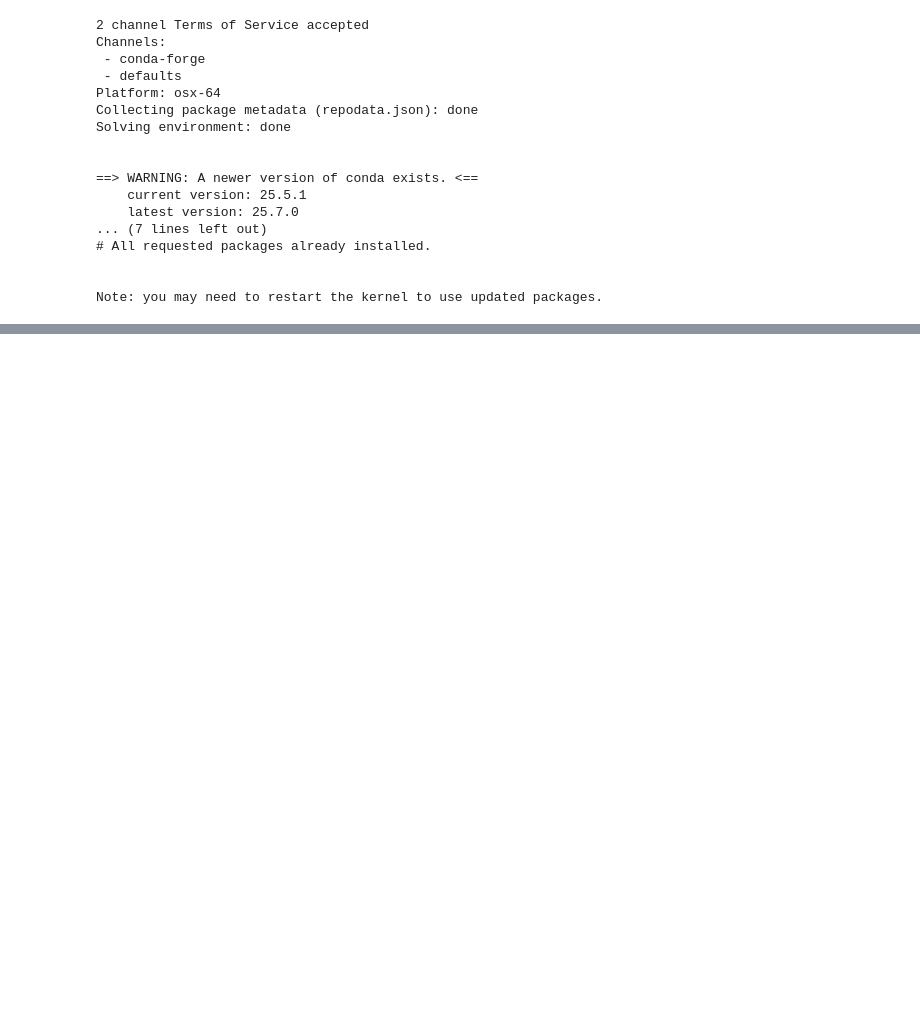
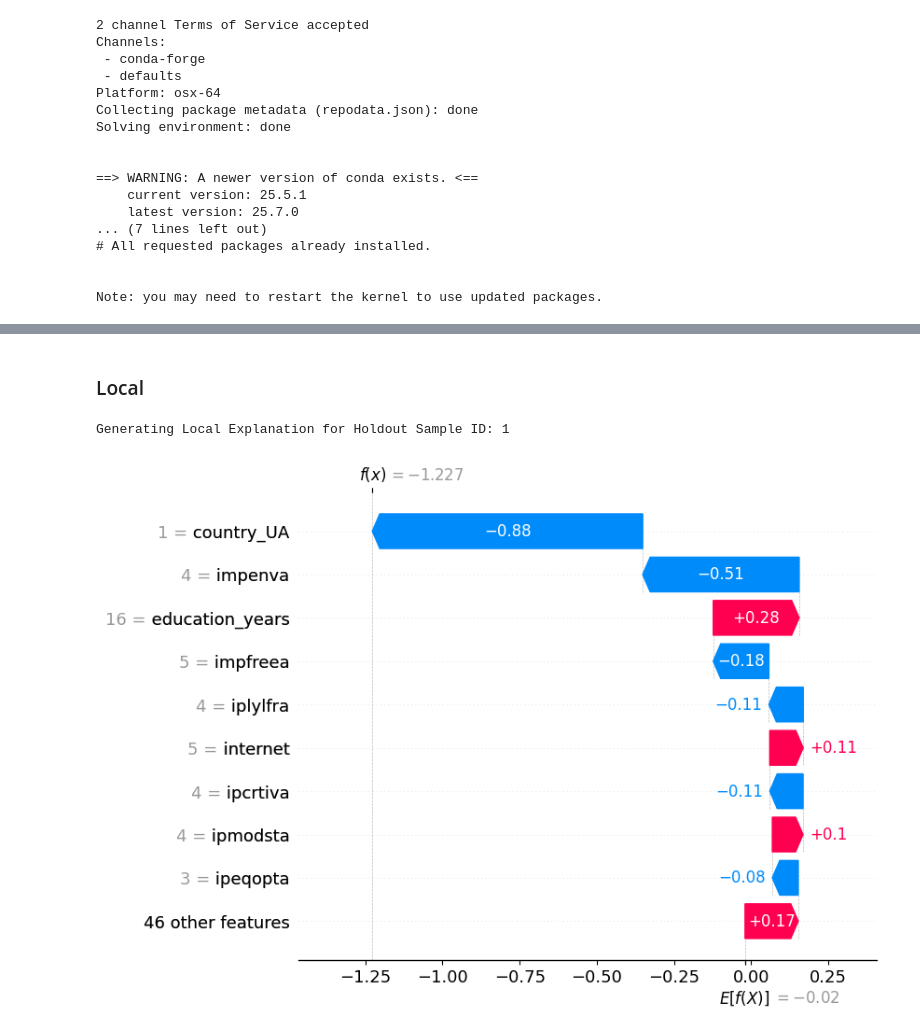
Before and after one commit to kchua675/Thesis, a Jupyter notebook: Thesis.ipynb, the cells around one changed output, grey strips where cells are left out. Cells and saved outputs as stored; diff of their text form; code cells hidden in the pictures; blank space fills up the shorter version.

```diff
--- a/Thesis.ipynb
+++ b/Thesis.ipynb
@@ -990,0 +1471,11 @@ print('done')
+# %% [markdown]
+### Local
+# %%
+# 4. Local Explanation: Waterfall Plot
+# Select a specific instance from your holdout set (e.g., sample at index 1)
+sample_id = 1
+print(f"Generating Local Explanation for Holdout Sample ID: {sample_id}")
+shap.plots.waterfall(shap_values[sample_id])
+# %% [output]
+Generating Local Explanation for Holdout Sample ID: 1
+[figure, added]
```
Also changed, not shown: parts of 26 cells of this notebook.
